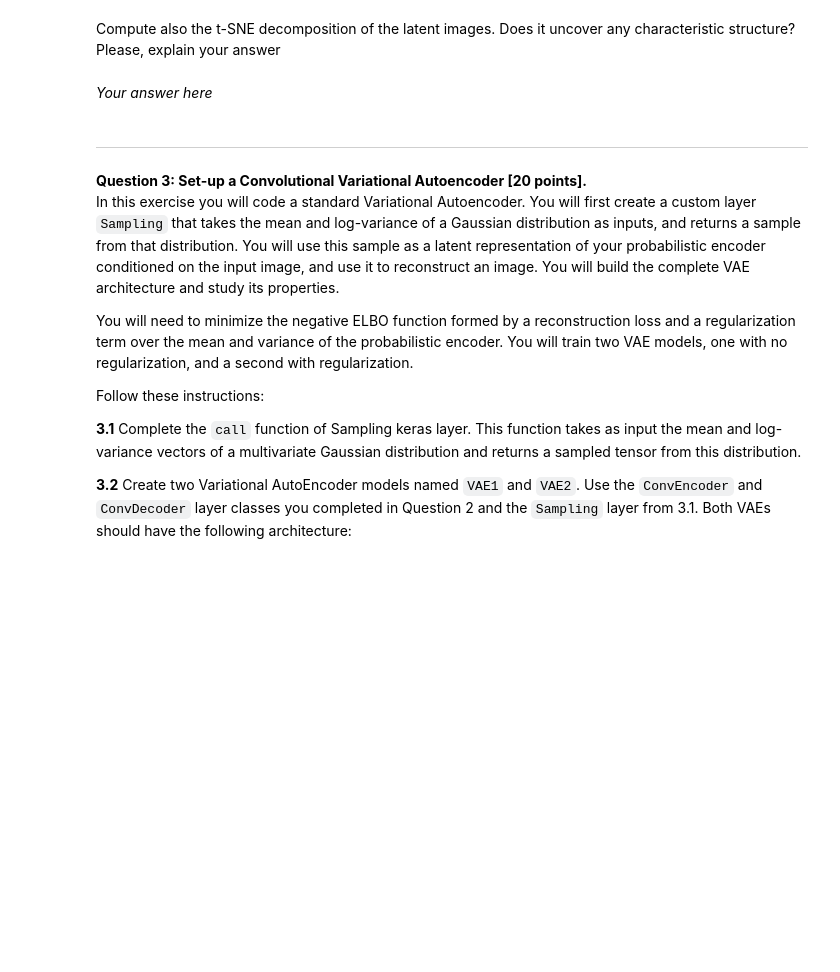
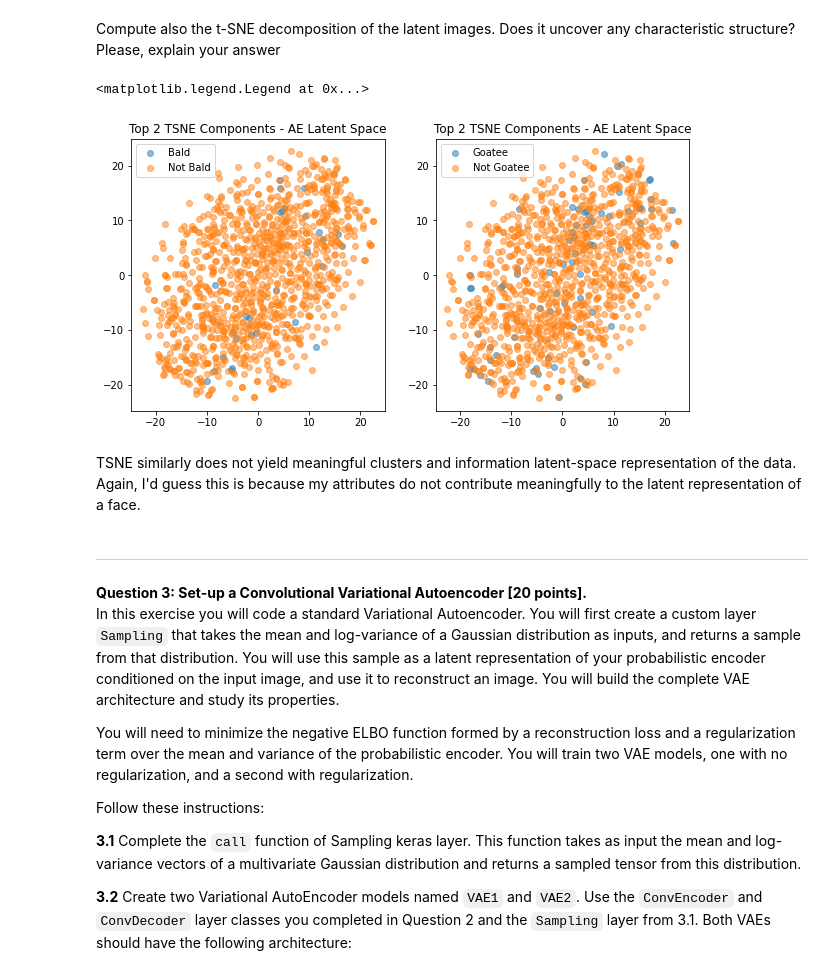
Before and after one commit to simonwarchol/2020-CS109B, a Jupyter notebook: content/homeworks/hw07/notebook/cs109b_hw7.ipynb, the cells around one changed output. Drawn from its saved outputs; the diff is of its cells as text; code cells hidden in the pictures; blank space fills up the shorter version.

```diff
--- a/content/homeworks/hw07/notebook/cs109b_hw7.ipynb
+++ b/content/homeworks/hw07/notebook/cs109b_hw7.ipynb
@@ -315,5 +494,25 @@ Compute also the t-SNE decomposition of the latent images. Does it uncover any c
-# %% [markdown]
-*Your answer here*
+# %%
+# 2.7 (t-SNE visualization)
+# your code here
+num_components = 2
+tsne = X_embedded = TSNE(n_components=num_components).fit_transform(flattened_output)
+fig, ax = plt.subplots(1,2, figsize=(10,5))
+
+
+ax[0].scatter(x=tsne[all_bald,0], y=tsne[all_bald,1], alpha=0.5,label="Bald")
+ax[0].scatter(x=tsne[not_bald,0], y=tsne[not_bald,1], alpha=0.5,label="Not Bald")
+ax[0].set_title("Top 2 TSNE Components - AE Latent Space")
+ax[0].legend()
+ax[1].scatter(x=tsne[all_goatee,0], y=tsne[all_goatee,1], alpha=0.5,label="Goatee")
+ax[1].scatter(x=tsne[not_goatee,0], y=tsne[not_goatee,1], alpha=0.5,label="Not Goatee")
+ax[1].set_title("Top 2 TSNE Components - AE Latent Space")
+
+ax[1].legend()
+# %% [output]
+<matplotlib.legend.Legend at 0x...>
+[figure, added]
+# %% [markdown]
+TSNE similarly does not yield meaningful clusters and information latent-space representation of the data. Again, I'd guess this is because my attributes do not contribute meaningfully to the latent representation of a face.
 # %% [markdown]
 ---
 # %% [markdown]
```
Also changed, not shown: parts of 82 cells of this notebook, 16 other files.
